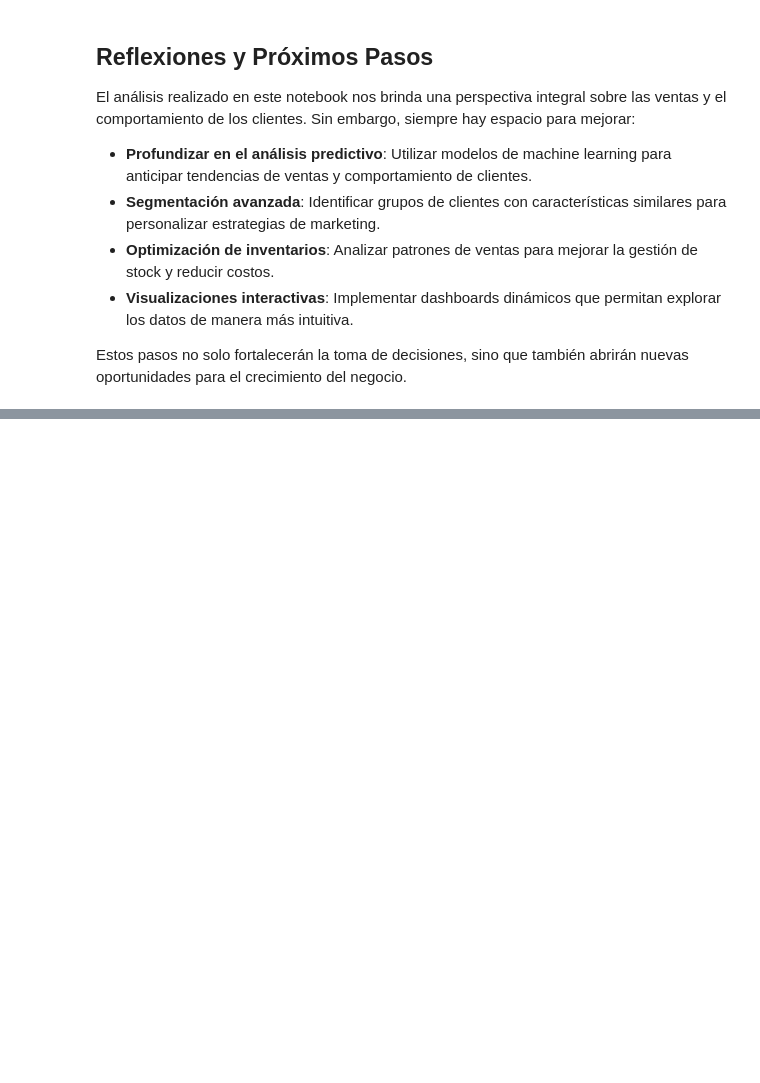
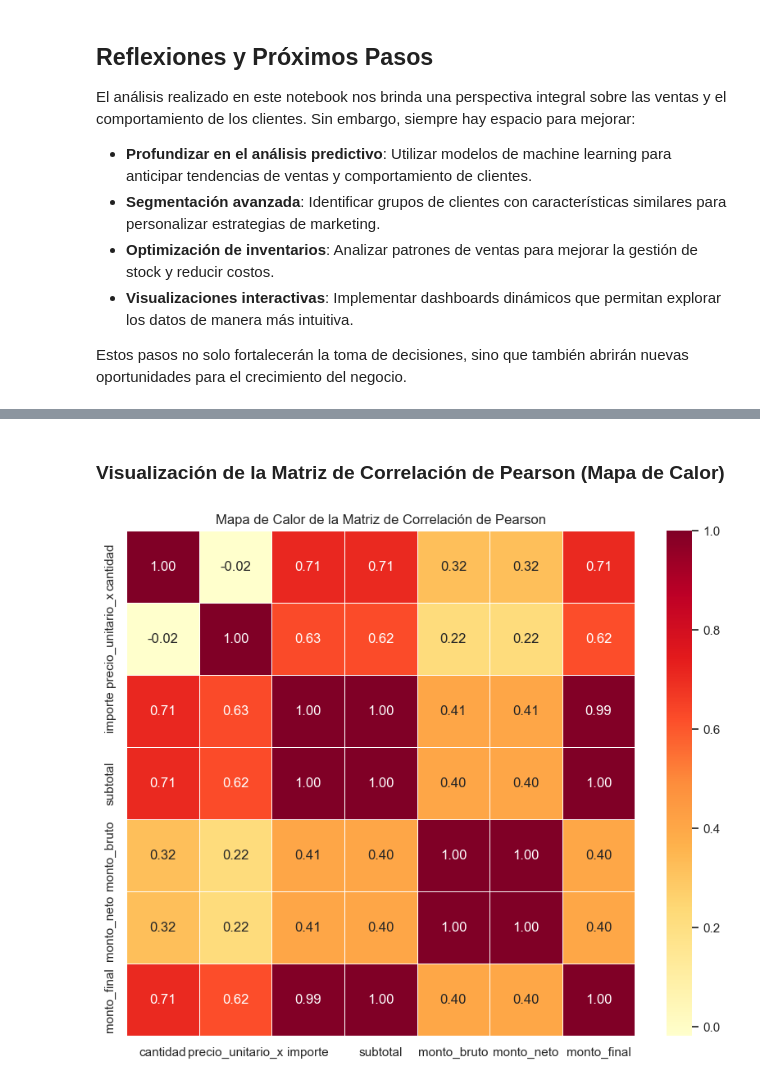
Before and after one commit to LenninTemoche/Proyecto-Aurelion-IBM-Guayerd, a Jupyter notebook: SPRING_2/Proyecto_Aurelion_S2.ipynb, the cells around one changed output, grey strips where cells are left out. Cells and saved outputs as stored; diff of their text form; code cells hidden in the pictures; blank space fills up the shorter version.

```diff
--- a/SPRING_2/Proyecto_Aurelion_S2.ipynb
+++ b/SPRING_2/Proyecto_Aurelion_S2.ipynb
@@ -319,0 +590,10 @@ Estos pasos no solo fortalecerán la toma de decisiones, sino que también abrir
+# %%
+# Seleccionar solo las columnas numéricas para el cálculo de la correlación
+numerical_cols_corr = ['cantidad', 'precio_unitario_x', 'importe', 'subtotal', 'monto_bruto', 'monto_neto', 'monto_final']
+
+# Calcular la matriz de correlación
+correlation_matrix = df_master[numerical_cols_corr].corr()
+
+# Mostrar la matriz de correlación
+print("\nMatriz de Correlación de Pearson de las variables numéricas clave en df_master:")
+display(correlation_matrix)
@@ -319,0 +610,10 @@ Estos pasos no solo fortalecerán la toma de decisiones, sino que también abrir
+# %% [markdown]
+### Visualización de la Matriz de Correlación de Pearson (Mapa de Calor)
+# %%
+# Crear un mapa de calor (heatmap) de la matriz de correlación
+plt.figure(figsize=(10, 8))
+sns.heatmap(correlation_matrix, annot=True, cmap='YlOrRd', fmt=".2f", linewidths=.5)
+plt.title("Mapa de Calor de la Matriz de Correlación de Pearson") # Added label
+plt.show()
+# %% [output]
+[figure, added]
```
Also changed, not shown: parts of 43 cells of this notebook.
